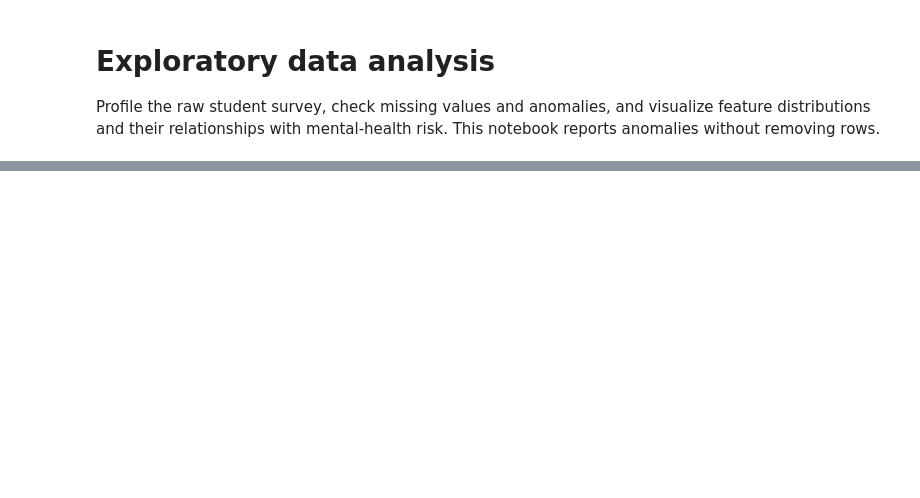
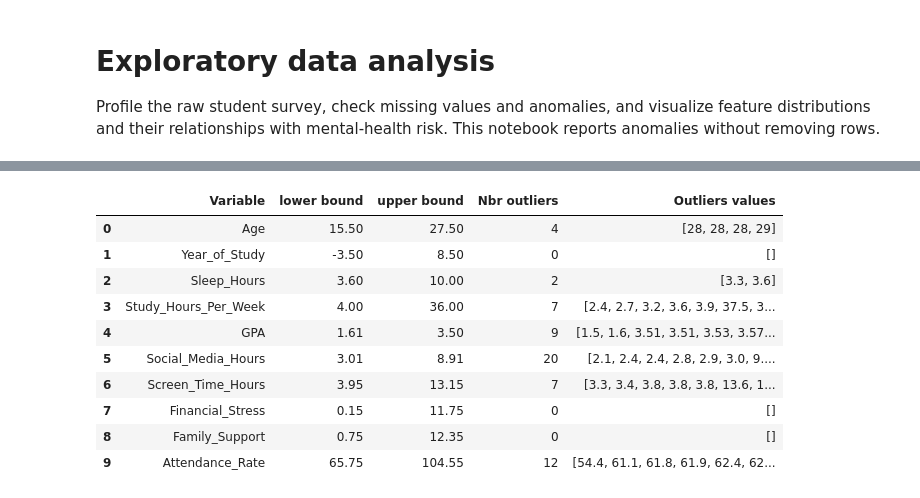
Before and after one commit to MouadBoumahdi/Student-Mental-Health, a Jupyter notebook: notebooks/01_eda.ipynb, the cells around one changed output, grey strips where cells are left out. Cells and saved outputs as stored; diff of their text form; code cells hidden in the pictures; blank space fills up the shorter version.

```diff
--- a/notebooks/01_eda.ipynb
+++ b/notebooks/01_eda.ipynb
@@ -66,27 +128,40 @@ for column in numeric_columns:
 # %%
 outliers_summary = []
 
 for column in numeric_columns:
     q1 = student_df[column].quantile(0.25)
     q3 = student_df[column].quantile(0.75)
     iqr = q3 - q1
     lower_bound = q1 - 1.5 * iqr
     upper_bound = q3 + 1.5 * iqr
     outliers = student_df.loc[
         (student_df[column] < lower_bound) | (student_df[column] > upper_bound),
         column,
     ]
 
+
     outliers_summary.append(
         {
             "Variable": column,
-            "Borne inf?rieure": round(lower_bound, 2),
-            "Borne sup?rieure": round(upper_bound, 2),
-            "Nombre d'outliers": len(outliers),
-            "Valeurs extr?mes": sorted(outliers.tolist()),
+            "lower bound": round(lower_bound, 2),
+            "upper bound": round(upper_bound, 2),
+            "Nbr outliers": len(outliers),
+            "Outliers values": sorted(outliers.tolist()),
         }
     )
 
 display(pd.DataFrame(outliers_summary))
+# %% [output]
+|  | Variable | lower bound | upper bound | Nbr outliers | Outliers values |
+| 0 | Age | 15.50 | 27.50 | 4 | [28, 28, 28, 29] |
+| 1 | Year_of_Study | -3.50 | 8.50 | 0 | [] |
+| 2 | Sleep_Hours | 3.60 | 10.00 | 2 | [3.3, 3.6] |
+| 3 | Study_Hours_Per_Week | 4.00 | 36.00 | 7 | [2.4, 2.7, 3.2, 3.6, 3.9, 37.5, 3... |
+| 4 | GPA | 1.61 | 3.50 | 9 | [1.5, 1.6, 3.51, 3.51, 3.53, 3.57... |
+| 5 | Social_Media_Hours | 3.01 | 8.91 | 20 | [2.1, 2.4, 2.4, 2.8, 2.9, 3.0, 9.... |
+| 6 | Screen_Time_Hours | 3.95 | 13.15 | 7 | [3.3, 3.4, 3.8, 3.8, 3.8, 13.6, 1... |
+| 7 | Financial_Stress | 0.15 | 11.75 | 0 | [] |
+| 8 | Family_Support | 0.75 | 12.35 | 0 | [] |
+| 9 | Attendance_Rate | 65.75 | 104.55 | 12 | [54.4, 61.1, 61.8, 61.9, 62.4, 62... |
 # %%
 numeric_stats = student_df[numeric_columns].describe().T
```
Also changed, not shown: parts of 12 cells of this notebook, 7 other files.
